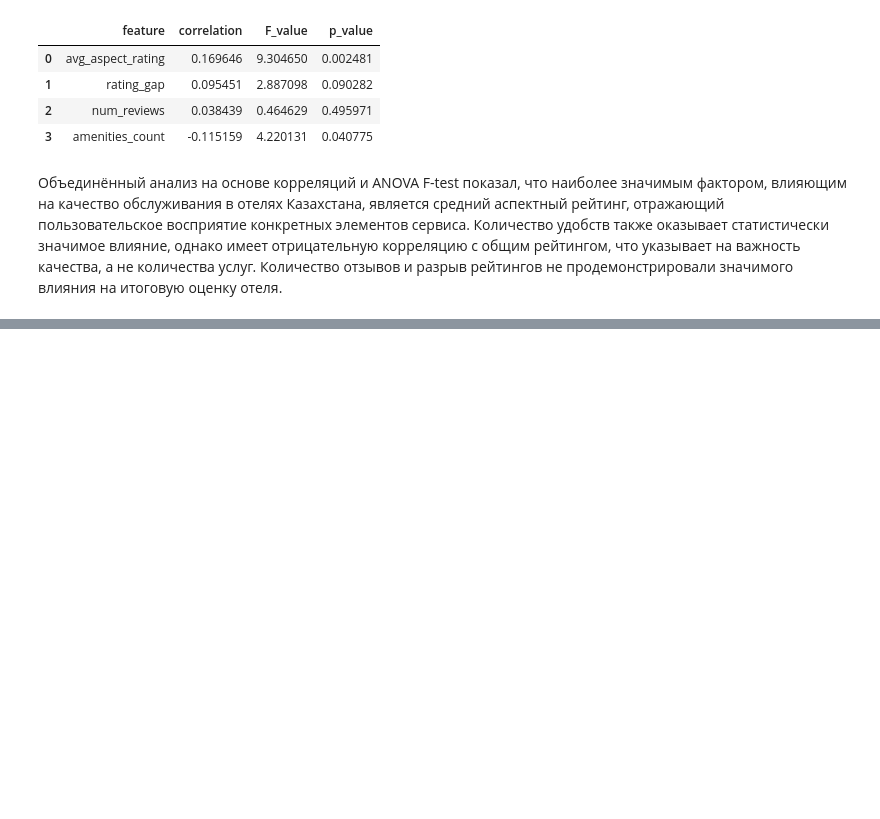
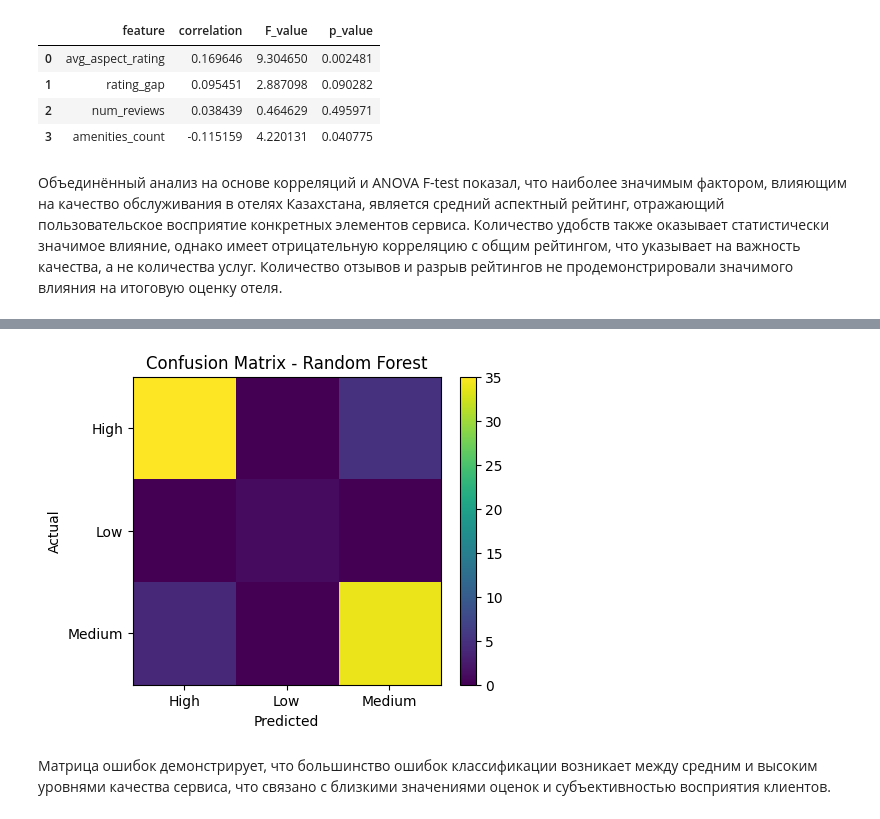
Before and after one commit to moldakasyma/datamining, a Jupyter notebook: Final/Final_mining.ipynb, the cells around one changed output, grey strips where cells are left out. Drawn from its saved outputs; the diff is of its cells as text; code cells hidden in the pictures; blank space fills up the shorter version.

```diff
--- a/Final/Final_mining.ipynb
+++ b/Final/Final_mining.ipynb
@@ -1174,0 +1652,17 @@ feature_ranking
+# %%
+plt.figure(figsize=(5,4))
+plt.imshow(cm)
+plt.colorbar()
+plt.xticks(range(len(rf_clf.classes_)), rf_clf.classes_)
+plt.yticks(range(len(rf_clf.classes_)), rf_clf.classes_)
+plt.xlabel("Predicted")
+plt.ylabel("Actual")
+plt.title("Confusion Matrix - Random Forest")
+plt.show()
+# %% [output]
+[figure, added]
+# %% [markdown]
+Матрица ошибок демонстрирует, что большинство ошибок классификации
+возникает между средним и высоким уровнями качества сервиса,
+что связано с близкими значениями оценок и субъективностью
+восприятия клиентов.
```
Also changed, not shown: parts of 141 cells of this notebook.
